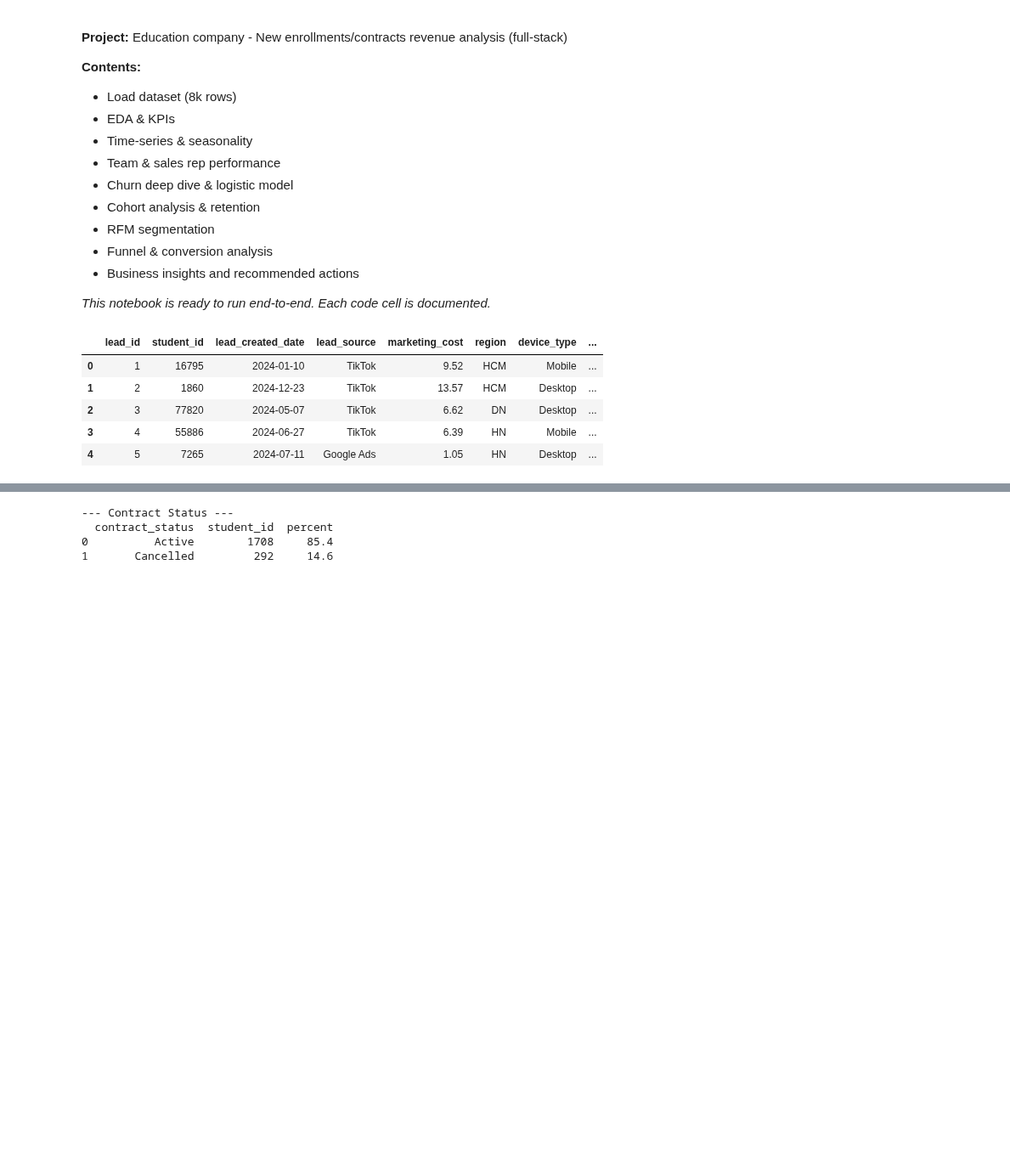
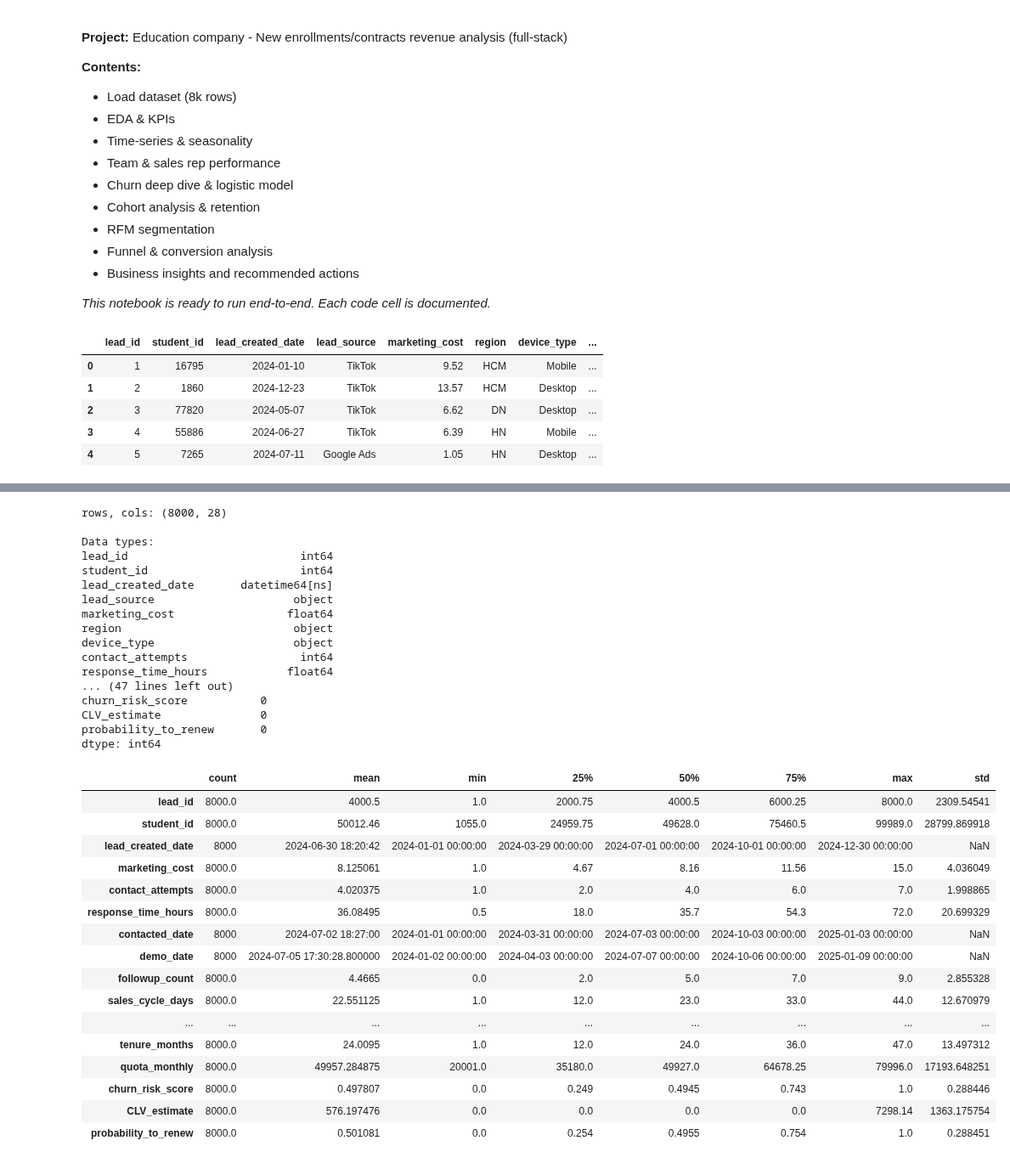
Before and after one commit to noahnoahnoahtran/EDA, a Jupyter notebook: 12_education_revenue/analysis.ipynb, the cells around one changed output, grey strips where cells are left out. Shown at 85% size. Cells and saved outputs as stored; diff of their text form; code cells hidden in the pictures; blank space fills up the shorter version.

```diff
--- a/12_education_revenue/analysis.ipynb
+++ b/12_education_revenue/analysis.ipynb
@@ -195,29 +49,45 @@ fig.show()
-# %%
-#Churn rate
-
-#Create dataframe
-cancel_rate = (
-    df.groupby("contract_status")["student_id"]
-    .count()
-    .reset_index()
-)
-
-cancel_rate["percent"] = 100 * cancel_rate["student_id"] / cancel_rate["student_id"].sum()
-print("\n--- Contract Status ---")
-print(cancel_rate)
-
-#Plot
-fig = px.bar(
-    cancel_rate,
-    x="contract_status",
-    y="percent",
-    title="Active vs Cancelled Contract Status",
-    text=cancel_rate["percent"].round(2)
-)
-fig.update_traces(textposition="outside")
-fig.show()
-# %% [output]
---- Contract Status ---
-  contract_status  student_id  percent
-0          Active        1708     85.4
-1       Cancelled         292     14.6
+# %%
+# Data overview
+print("rows, cols:", df.shape)
+print("\nData types:")
+print(df.dtypes)
+print("\nMissing values per column:")
+print(df.isnull().sum())
+
+# Quick descriptive stats for numeric columns
+df.describe().T
+# %% [output]
+rows, cols: (8000, 28)
+
+Data types:
+lead_id                          int64
+student_id                       int64
+lead_created_date       datetime64[ns]
+lead_source                     object
+marketing_cost                 float64
+region                          object
+device_type                     object
+contact_attempts                 int64
+response_time_hours            float64
+... (47 lines left out)
+churn_risk_score           0
+CLV_estimate               0
+probability_to_renew       0
+dtype: int64
+|  | count | mean | min | 25% | 50% | 75% | max | std |
+| lead_id | 8000.0 | 4000.5 | 1.0 | 2000.75 | 4000.5 | 6000.25 | 8000.0 | 2309.54541 |
+| student_id | 8000.0 | 50012.46 | 1055.0 | 24959.75 | 49628.0 | 75460.5 | 99989.0 | 28799.869918 |
+| lead_created_date | 8000 | 2024-06-30 18:20:42 | 2024-01-01 00:00:00 | 2024-03-29 00:00:00 | 2024-07-01 00:00:00 | 2024-10-01 00:00:00 | 2024-12-30 00:00:00 | NaN |
+| marketing_cost | 8000.0 | 8.125061 | 1.0 | 4.67 | 8.16 | 11.56 | 15.0 | 4.036049 |
+| contact_attempts | 8000.0 | 4.020375 | 1.0 | 2.0 | 4.0 | 6.0 | 7.0 | 1.998865 |
+| response_time_hours | 8000.0 | 36.08495 | 0.5 | 18.0 | 35.7 | 54.3 | 72.0 | 20.699329 |
+| contacted_date | 8000 | 2024-07-02 18:27:00 | 2024-01-01 00:00:00 | 2024-03-31 00:00:00 | 2024-07-03 00:00:00 | 2024-10-03 00:00:00 | 2025-01-03 00:00:00 | NaN |
+| demo_date | 8000 | 2024-07-05 17:30:28.800000 | 2024-01-02 00:00:00 | 2024-04-03 00:00:00 | 2024-07-07 00:00:00 | 2024-10-06 00:00:00 | 2025-01-09 00:00:00 | NaN |
+| followup_count | 8000.0 | 4.4665 | 0.0 | 2.0 | 5.0 | 7.0 | 9.0 | 2.855328 |
+| sales_cycle_days | 8000.0 | 22.551125 | 1.0 | 12.0 | 23.0 | 33.0 | 44.0 | 12.670979 |
+| ... | ... | ... | ... | ... | ... | ... | ... | ... |
+| tenure_months | 8000.0 | 24.0095 | 1.0 | 12.0 | 24.0 | 36.0 | 47.0 | 13.497312 |
+| quota_monthly | 8000.0 | 49957.284875 | 20001.0 | 35180.0 | 49927.0 | 64678.25 | 79996.0 | 17193.648251 |
+| churn_risk_score | 8000.0 | 0.497807 | 0.0 | 0.249 | 0.4945 | 0.743 | 1.0 | 0.288446 |
+| CLV_estimate | 8000.0 | 576.197476 | 0.0 | 0.0 | 0.0 | 0.0 | 7298.14 | 1363.175754 |
+| probability_to_renew | 8000.0 | 0.501081 | 0.0 | 0.254 | 0.4955 | 0.754 | 1.0 | 0.288451 |
```
Also changed, not shown: parts of 14 cells of this notebook.
